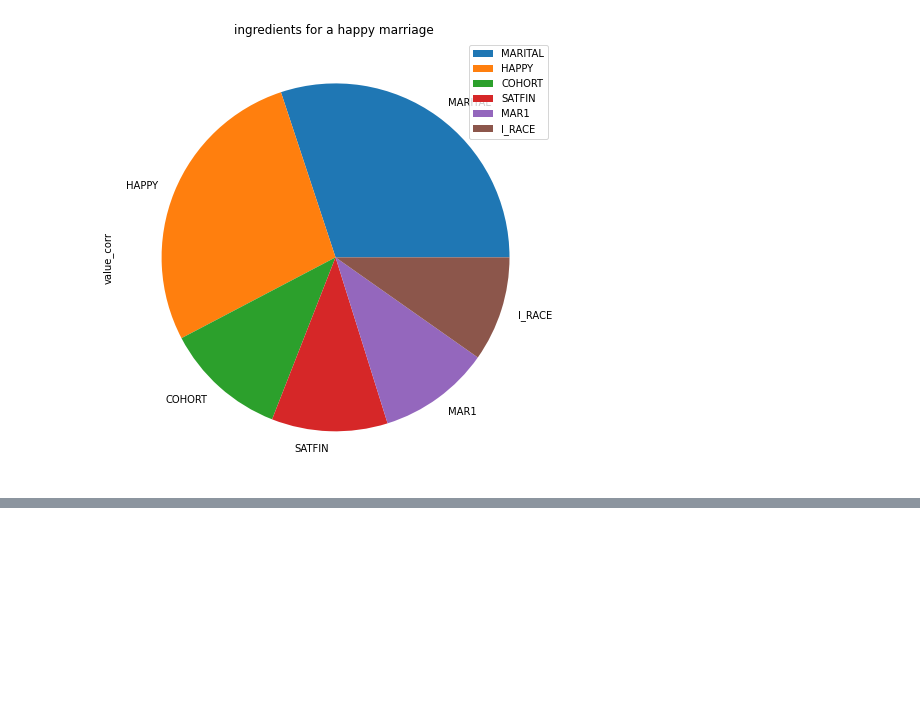
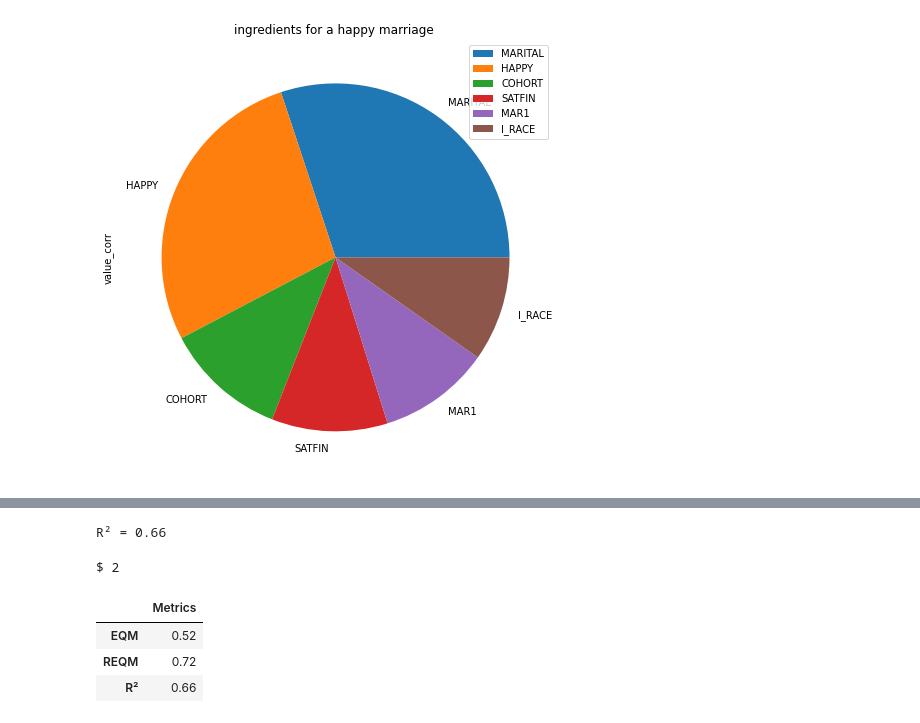
Before and after one commit to ClovisMonteiro/Data-solutions, a Jupyter notebook: Task_1_Happy_Marriage.ipynb, the cells around one changed output, grey strips where cells are left out. Cells and saved outputs as stored; diff of their text form; code cells hidden in the pictures; blank space fills up the shorter version.

```diff
--- a/Task_1_Happy_Marriage.ipynb
+++ b/Task_1_Happy_Marriage.ipynb
@@ -360,0 +398,7 @@ Text(0.5, 1.0, 'ingredients for a happy marriage ')
+# %%
+X_train, X_test, y_train, y_test = train_test_split(X, y, test_size=0.3, random_state=2811)
+# %%
+#model = LinearRegression()
+model = RandomForestRegressor(n_estimators=100)
+# %%
+model.fit(X_train, y_train)
@@ -360,0 +413,30 @@ Text(0.5, 1.0, 'ingredients for a happy marriage ')
+# %%
+print('R² = {}'.format(model.score(X_train, y_train).round(2)))
+# %% [output]
+R² = 0.66
+# %%
+y_previsto = model.predict(X_test)
+# %%
+marital = 1
+happy = 2
+cohort = 1950
+satfin = 2
+race = 5
+
+predict_test =[[marital, happy, cohort, satfin, race]]
+
+print('$ {0:.0f}'.format(model.predict(predict_test)[0]))
+# %% [output]
+$ 2
+# %%
+R2 = model.score(X_train, y_train).round(2)
+EQM = metrics.mean_squared_error(y_test, y_previsto).round(2)
+REQM = np.sqrt(metrics.mean_squared_error(y_test, y_previsto)).round(2)
+
+
+pd.DataFrame([EQM, REQM, R2], ['EQM', 'REQM', 'R²'], columns=['Metrics'])
+# %% [output]
+|  | Metrics |
+| EQM | 0.52 |
+| REQM | 0.72 |
+| R² | 0.66 |
```
Also changed, not shown: parts of 14 cells of this notebook.
